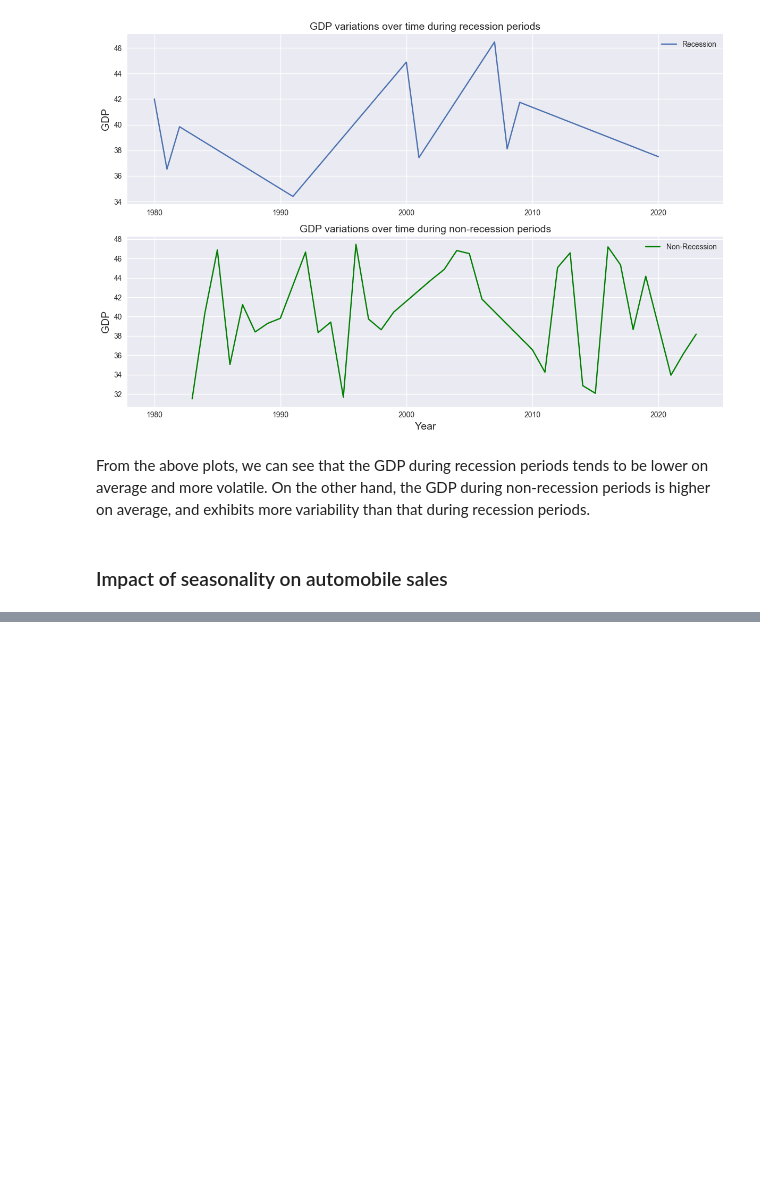
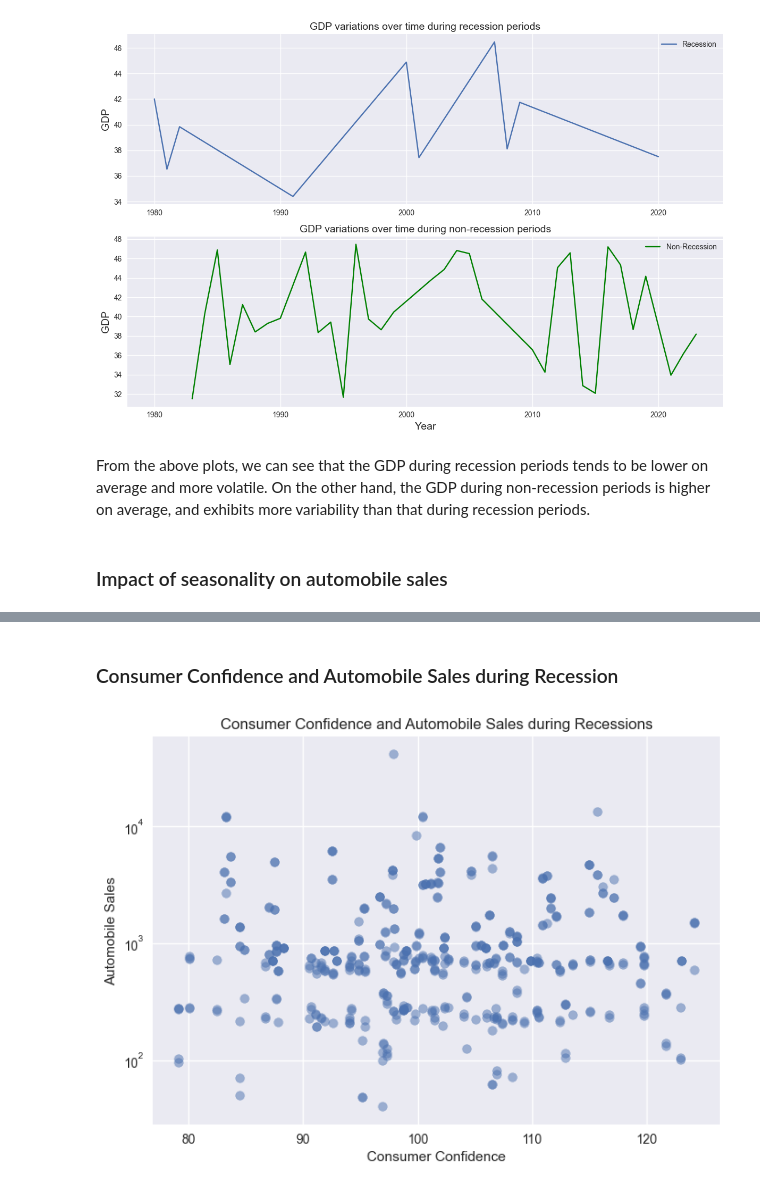
Before and after one commit to svd-jelo/IBM-Data-Science-Specialization, a Jupyter notebook: Course-8_Data-Visualization/final-project/Course-8-Final-Project_Recession.ipynb, the cells around one changed output, grey strips where cells are left out. Drawn from its saved outputs; the diff is of its cells as text; code cells hidden in the pictures; blank space fills up the shorter version.

```diff
--- a/Course-8_Data-Visualization/final-project/Course-8-Final-Project_Recession.ipynb
+++ b/Course-8_Data-Visualization/final-project/Course-8-Final-Project_Recession.ipynb
@@ -281,0 +285,18 @@ plt.show()
+# %% [markdown]
+### Consumer Confidence and Automobile Sales during Recession
+# %%
+fig, ax = plt.subplots()
+
+ax.scatter(
+    x = df[df['Recession']==1]['Consumer_Confidence'],
+    y = df[df['Recession']==1]['Automobile_Sales'],
+    alpha = 0.5
+)
+
+plt.title('Consumer Confidence and Automobile Sales during Recessions')
+plt.xlabel('Consumer Confidence')
+plt.ylabel('Automobile Sales')
+plt.yscale('log')
+plt.show()
+# %% [output]
+[figure, added]
```
Also changed, not shown: parts of 20 cells of this notebook.
